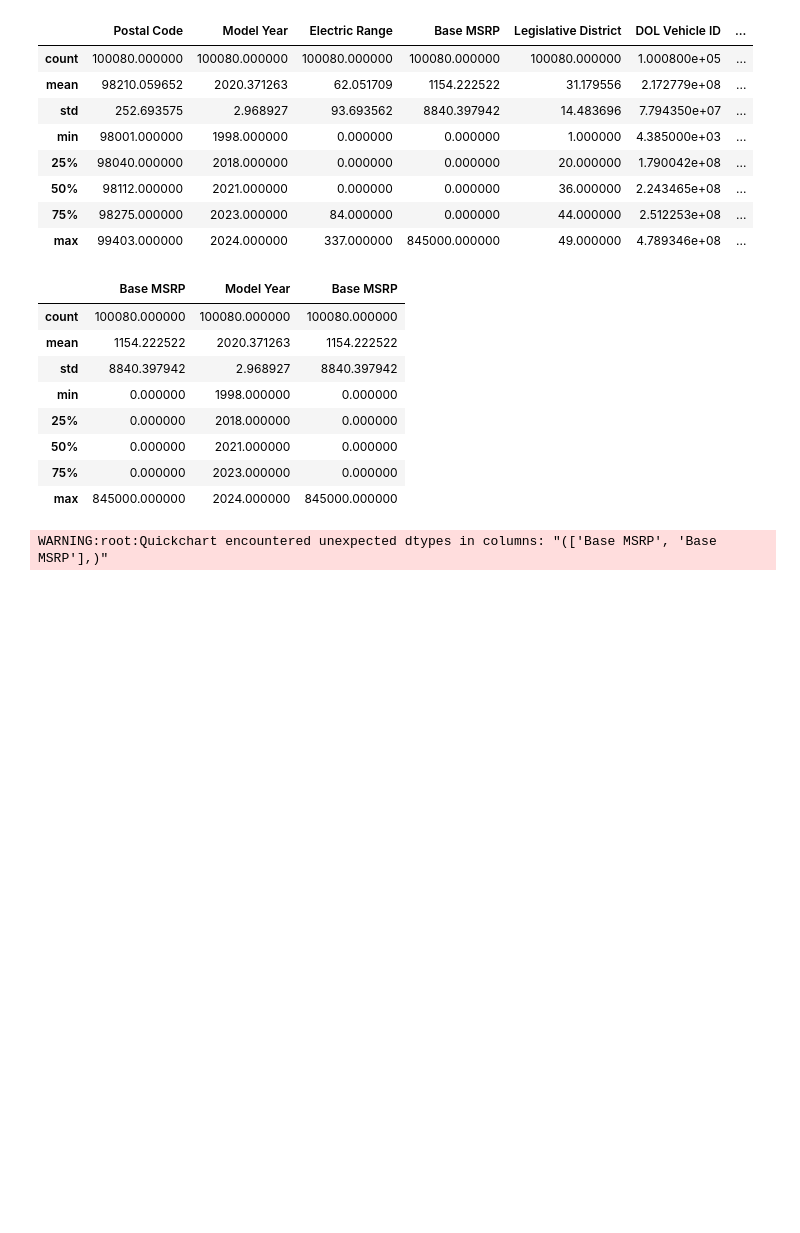
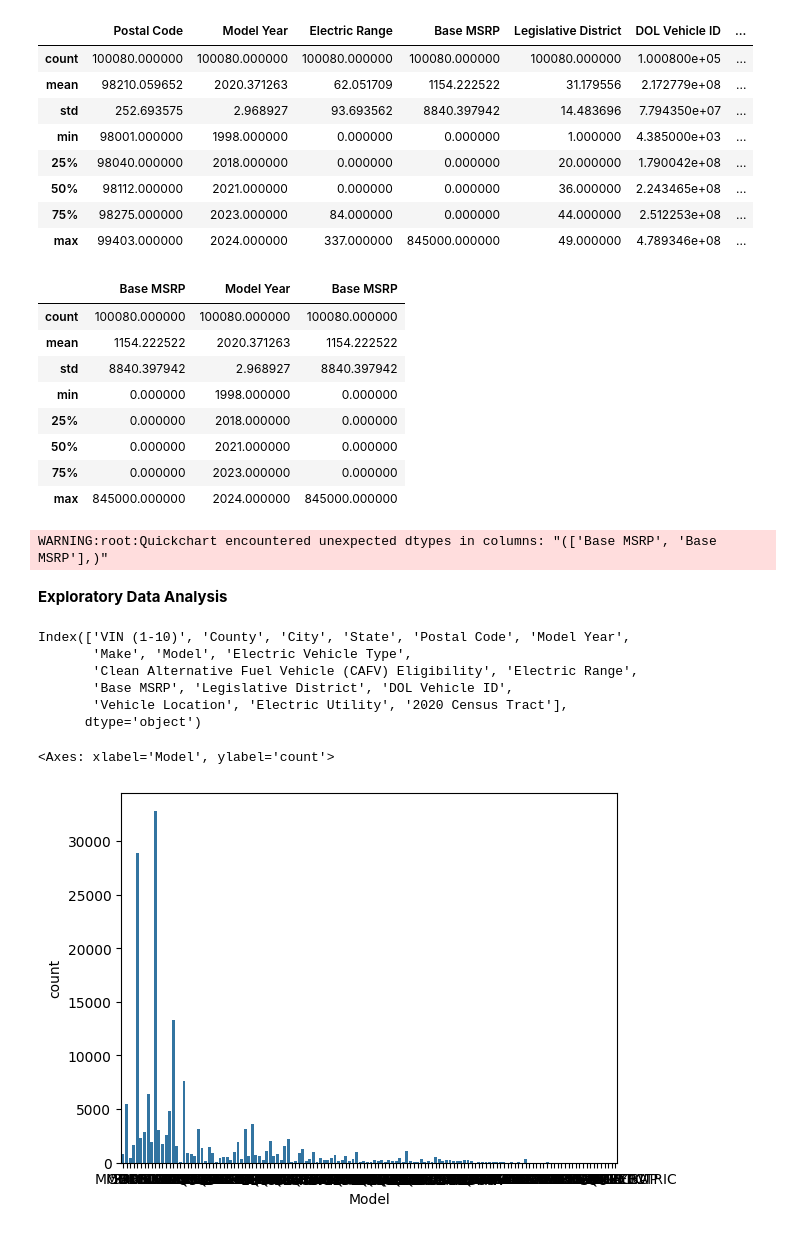
Before and after one commit to QuantamDev/Matplotlib, a Jupyter notebook: EV_Data_analysis.ipynb, the cells around one changed output. Drawn from its saved outputs; the diff is of its cells as text; code cells hidden in the pictures; blank space fills up the shorter version.

```diff
--- a/EV_Data_analysis.ipynb
+++ b/EV_Data_analysis.ipynb
@@ -188,3 +188,19 @@ ev[['Base MSRP','Model Year','Base MSRP']].describe()
 | 75% | 0.000000 | 2023.000000 | 0.000000 |
 | max | 845000.000000 | 2024.000000 | 845000.000000 |
 WARNING:root:Quickchart encountered unexpected dtypes in columns: "(['Base MSRP', 'Base MSRP'],)"
+# %% [markdown]
+**Exploratory Data Analysis**
+# %%
+ev.columns
+# %% [output]
+Index(['VIN (1-10)', 'County', 'City', 'State', 'Postal Code', 'Model Year',
+       'Make', 'Model', 'Electric Vehicle Type',
+       'Clean Alternative Fuel Vehicle (CAFV) Eligibility', 'Electric Range',
+       'Base MSRP', 'Legislative District', 'DOL Vehicle ID',
+       'Vehicle Location', 'Electric Utility', '2020 Census Tract'],
+      dtype='object')
+# %%
+sns.countplot(x='Model',data=ev)
+# %% [output]
+<Axes: xlabel='Model', ylabel='count'>
+[figure, added]
```
Also changed, not shown: parts of 4 cells of this notebook.
